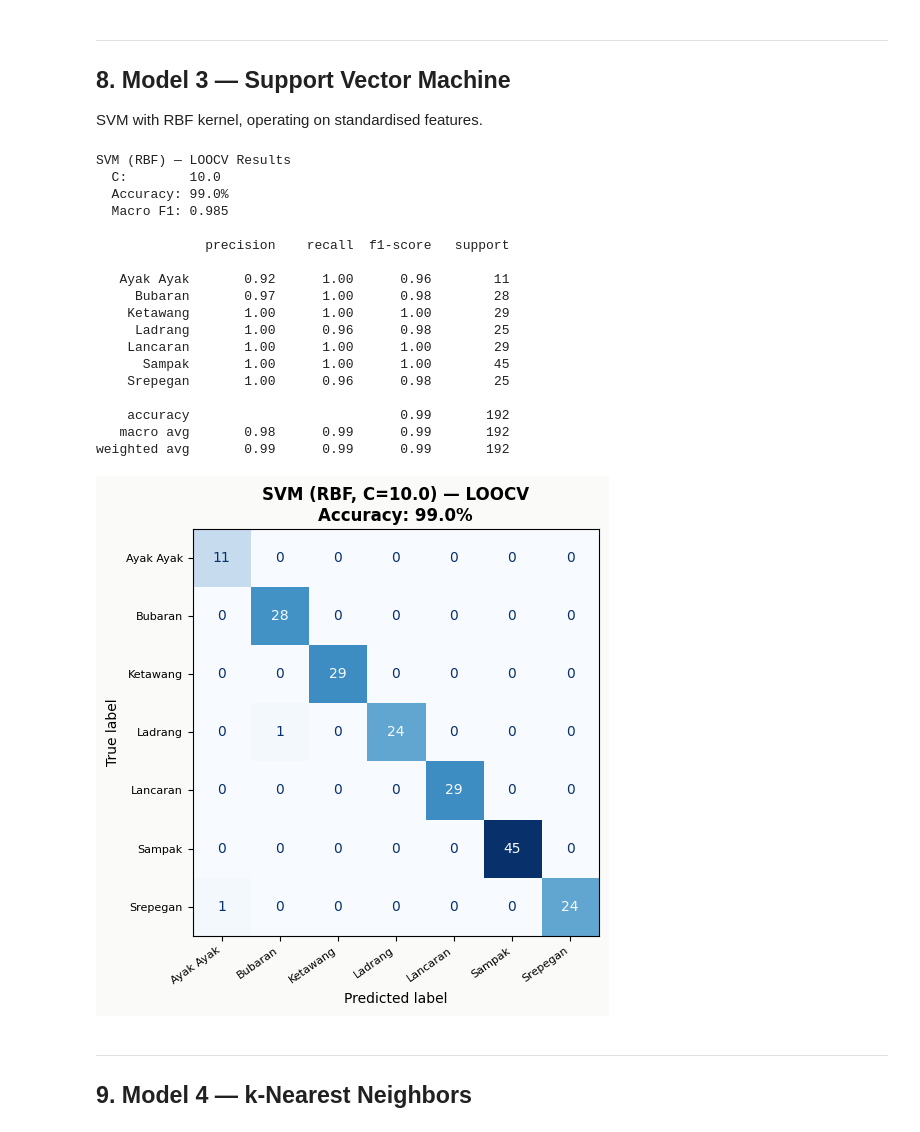
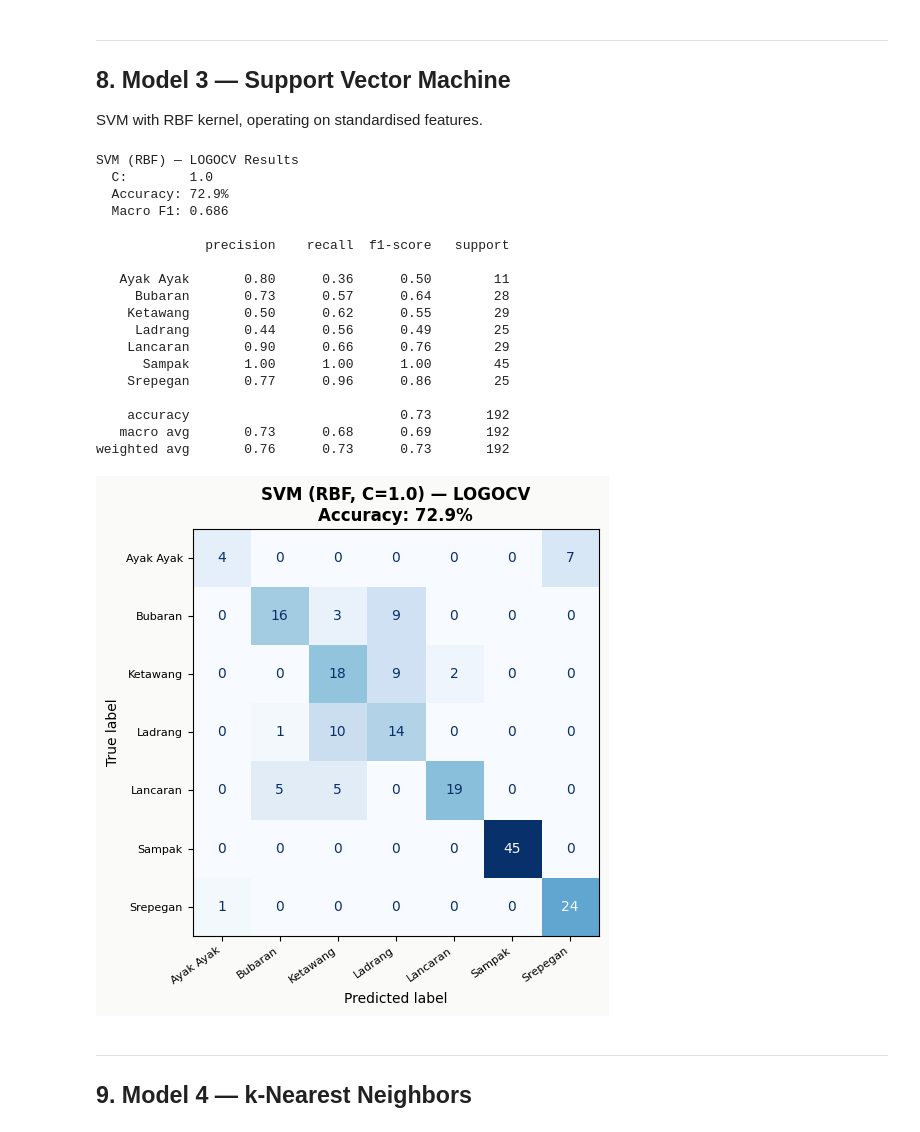
Before and after one commit to fredericVaquer/classifying-javanese-gamelan-forms, a Jupyter notebook: gamelan_classification_augmented.ipynb, the cells around one changed output. Drawn from its saved outputs; the diff is of its cells as text; code cells hidden in the pictures.

Commit message:
changed labels for plottings

```diff
--- a/gamelan_classification_augmented.ipynb
+++ b/gamelan_classification_augmented.ipynb
@@ -481,3 +481,21 @@ Test  genres: Counter({np.int64(5): 9, np.int64(2): 6, np.int64(1): 5, np.int64(
 ## 6. Model 1 — Decision Tree <a id='6-dt'></a>
 
 A `DecisionTreeClassifier` with a depth sweep to find the best generalising depth. This model provides full explainability through its decision rules.
+# %%
+from sklearn.model_selection import LeaveOneGroupOut
+import re
+
+_AUG_SUFFIX = re.compile(r"\s+shift[+-]\d+$")
+
+# One group ID per original piece — all transpositions of the same original
+# share the same integer ID, so LeaveOneGroupOut holds them out together.
+original_names = [_AUG_SUFFIX.sub("", r["song_name"]) for r in records]
+unique_originals = sorted(set(original_names))
+orig_to_id = {name: i for i, name in enumerate(unique_originals)}
+groups = np.array([orig_to_id[name] for name in original_names])
+
+logo = LeaveOneGroupOut()
+
+print(f"Unique original pieces (groups): {len(unique_originals)}")
+print(f"Samples per group (min/max): {np.bincount(groups).min()} / {np.bincount(groups).max()}")
+print(f"Number of LOGO folds: {logo.get_n_splits(X_feat, y, groups)}")
@@ -487,18 +509,18 @@ best_depth_dt = 1
 
 for depth in range(1, 16):
     dt = DecisionTreeClassifier(max_depth=depth, random_state=42)
-    y_pred_loo = cross_val_predict(dt, X_feat, y, cv=loo)
+    y_pred_loo = cross_val_predict(dt, X_feat, y, cv=logo, groups=groups)
     acc = accuracy_score(y, y_pred_loo)
     if acc > best_loo_acc_dt:
         best_loo_acc_dt = acc
         best_depth_dt = depth
 
 dt_final = DecisionTreeClassifier(max_depth=best_depth_dt, random_state=42)
-y_pred_dt_loo = cross_val_predict(dt_final, X_feat, y, cv=loo)
+y_pred_dt_loo = cross_val_predict(dt_final, X_feat, y, cv=logo, groups=groups)
 dt_loo_acc = accuracy_score(y, y_pred_dt_loo)
 dt_loo_f1 = f1_score(y, y_pred_dt_loo, average="macro")
 
-print(f"Decision Tree — LOOCV Results")
+print(f"Decision Tree — LOGOCV Results")
 print(f"  Best depth: {best_depth_dt}")
 print(f"  Accuracy:   {dt_loo_acc:.1%}")
 print(f"  Macro F1:   {dt_loo_f1:.3f}")
@@ -591,18 +613,18 @@ best_n_estimators = 50
 
 for n_est in [50, 100, 200, 300]:
     rf = RandomForestClassifier(n_estimators=n_est, max_depth=best_depth_dt + 2, random_state=42)
-    y_pred_loo_rf = cross_val_predict(rf, X_feat, y, cv=loo)
+    y_pred_loo_rf = cross_val_predict(rf, X_feat, y, cv=logo, groups=groups)
     acc = accuracy_score(y, y_pred_loo_rf)
     if acc > best_loo_acc_rf:
         best_loo_acc_rf = acc
         best_n_estimators = n_est
 
 rf_final = RandomForestClassifier(n_estimators=best_n_estimators, max_depth=best_depth_dt + 2, random_state=42)
-y_pred_rf_loo = cross_val_predict(rf_final, X_feat, y, cv=loo)
+y_pred_rf_loo = cross_val_predict(rf_final, X_feat, y, cv=logo, groups=groups)
 rf_loo_acc = accuracy_score(y, y_pred_rf_loo)
 rf_loo_f1 = f1_score(y, y_pred_rf_loo, average="macro")
 
-print(f"Random Forest — LOOCV Results")
+print(f"Random Forest — LOGOCV Results")
 print(f"  n_estimators: {best_n_estimators}, max_depth: {best_depth_dt + 2}")
 print(f"  Accuracy:     {rf_loo_acc:.1%}")
 print(f"  Macro F1:     {rf_loo_f1:.3f}")
@@ -661,53 +683,53 @@ best_C = 1.0
 
 for C in [0.1, 1.0, 10.0, 100.0]:
     svm = SVC(C=C, kernel="rbf", gamma="scale", random_state=42)
-    y_pred_loo_svm = cross_val_predict(svm, X_scaled, y, cv=loo)
+    y_pred_loo_svm = cross_val_predict(svm, X_scaled, y, cv=logo, groups=groups)
     acc = accuracy_score(y, y_pred_loo_svm)
     if acc > best_loo_acc_svm:
         best_loo_acc_svm = acc
         best_C = C
 
 svm_final = SVC(C=best_C, kernel="rbf", gamma="scale", random_state=42)
-y_pred_svm_loo = cross_val_predict(svm_final, X_scaled, y, cv=loo)
+y_pred_svm_loo = cross_val_predict(svm_final, X_scaled, y, cv=logo, groups=groups)
 svm_loo_acc = accuracy_score(y, y_pred_svm_loo)
 svm_loo_f1 = f1_score(y, y_pred_svm_loo, average="macro")
 
-print(f"SVM (RBF) — LOOCV Results")
+print(f"SVM (RBF) — LOGOCV Results")
 print(f"  C:        {best_C}")
 print(f"  Accuracy: {svm_loo_acc:.1%}")
 print(f"  Macro F1: {svm_loo_f1:.3f}")
 print()
 print(classification_report(y, y_pred_svm_loo, target_names=class_names, zero_division=0))
 # %% [output]
-SVM (RBF) — LOOCV Results
-  C:        10.0
-  Accuracy: 99.0%
-  Macro F1: 0.985
+SVM (RBF) — LOGOCV Results
+  C:        1.0
+  Accuracy: 72.9%
+  Macro F1: 0.686
 
               precision    recall  f1-score   support
 
-   Ayak Ayak       0.92      1.00      0.96        11
-     Bubaran       0.97      1.00      0.98        28
-    Ketawang       1.00      1.00      1.00        29
-     Ladrang       1.00      0.96      0.98        25
-    Lancaran       1.00      1.00      1.00        29
+   Ayak Ayak       0.80      0.36      0.50        11
+     Bubaran       0.73      0.57      0.64        28
+    Ketawang       0.50      0.62      0.55        29
+     Ladrang       0.44      0.56      0.49        25
+    Lancaran       0.90      0.66      0.76        29
       Sampak       1.00      1.00      1.00        45
-    Srepegan       1.00      0.96      0.98        25
+    Srepegan       0.77      0.96      0.86        25
 
-    accuracy                           0.99       192
-   macro avg       0.98      0.99      0.99       192
-weighted avg       0.99      0.99      0.99       192
+    accuracy                           0.73       192
+   macro avg       0.73      0.68      0.69       192
+weighted avg       0.76      0.73      0.73       192
 # %%
 fig, ax = plt.subplots(figsize=(7, 5.5))
 cm_svm = confusion_matrix(y, y_pred_svm_loo)
 ConfusionMatrixDisplay(cm_svm, display_labels=class_names).plot(ax=ax, cmap="Blues", colorbar=False)
-ax.set_title(f"SVM (RBF, C={best_C}) — LOOCV\nAccuracy: {svm_loo_acc:.1%}", fontweight="bold")
+ax.set_title(f"SVM (RBF, C={best_C}) — LOGOCV\nAccuracy: {svm_loo_acc:.1%}", fontweight="bold")
 ax.set_xticklabels(class_names, rotation=35, ha="right", fontsize=8)
 ax.set_yticklabels(class_names, fontsize=8)
 fig.tight_layout()
 plt.show()
 # %% [output]
-[figure, old version]
+[figure, new version]
 # %% [markdown]
 ---
 ## 9. Model 4 — k-Nearest Neighbors <a id='9-knn'></a>
```
Also changed, not shown: parts of 15 cells of this notebook, 1 other file.
